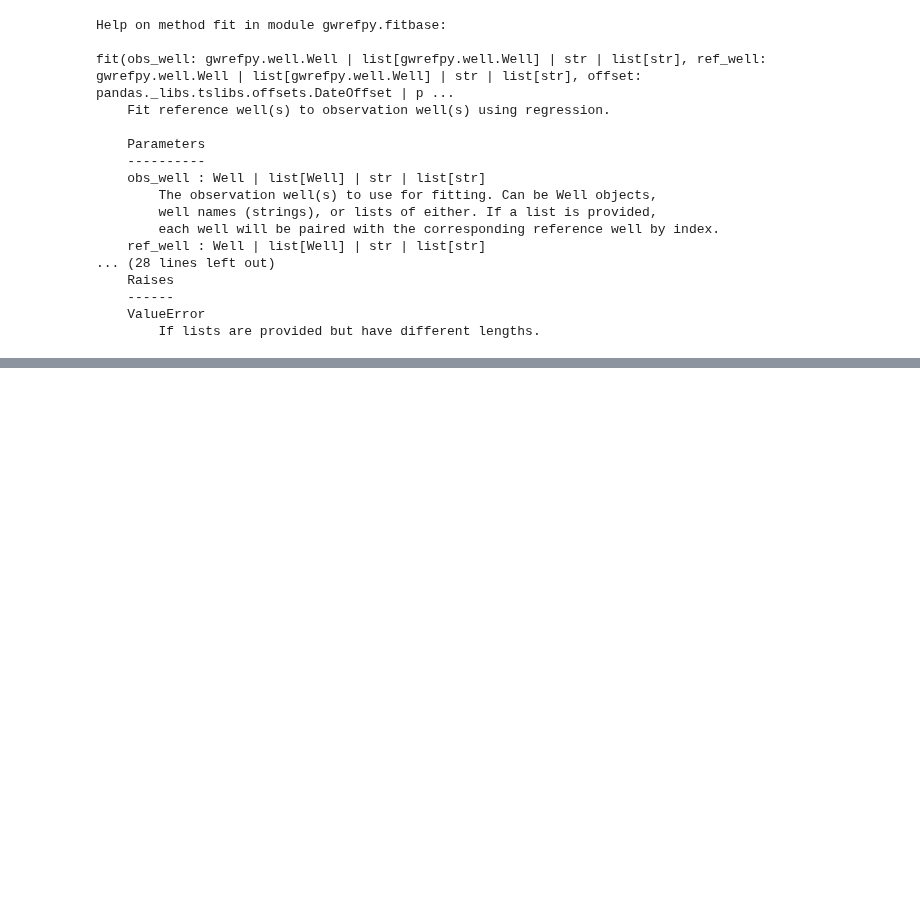
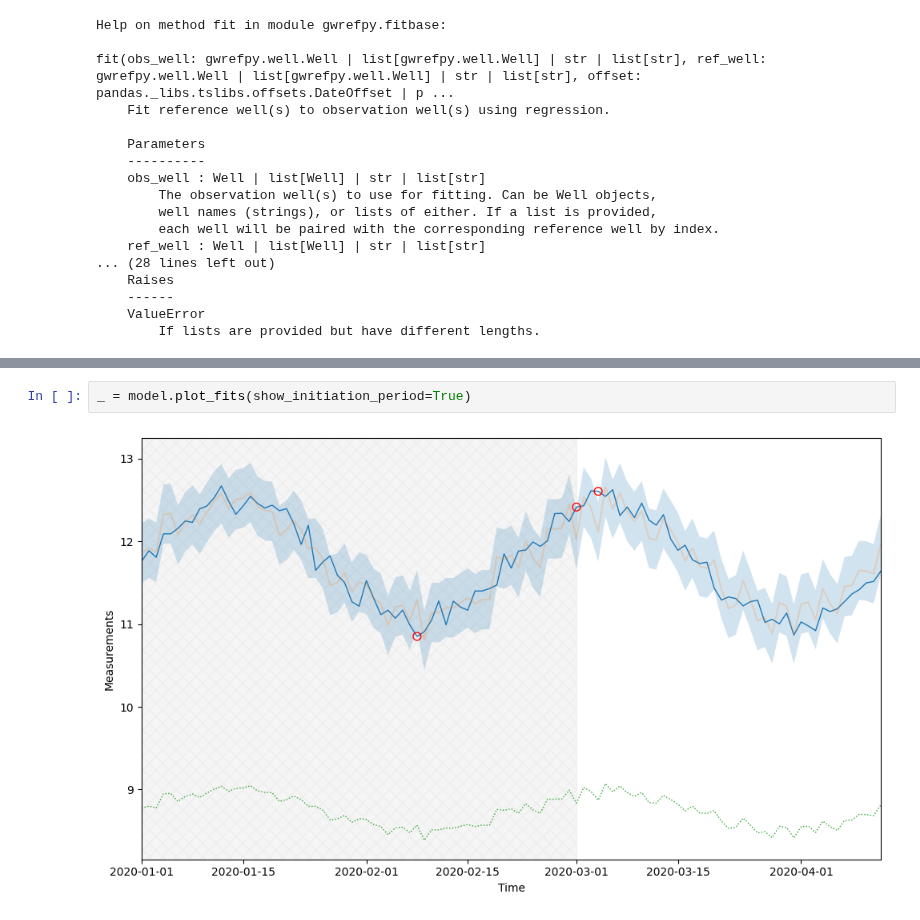
Before and after one commit to sgfsweden/gwrefpy, a Jupyter notebook: docs/user_guide/2_fitting_wells.ipynb, the cells around one changed output, grey strips where cells are left out. Saved outputs shown, nothing was run; the diff lists cells and outputs as text; blank space fills up the shorter version.

```diff
--- a/docs/user_guide/2_fitting_wells.ipynb
+++ b/docs/user_guide/2_fitting_wells.ipynb
@@ -95,0 +121,4 @@ By default when calling `fit()`, a summary of the fitted regression is displayed
+# %%
+_ = model.plot_fits(show_initiation_period=True)
+# %% [output]
+[figure, added]
```
Also changed, not shown: parts of 6 cells of this notebook, 1 other file.
